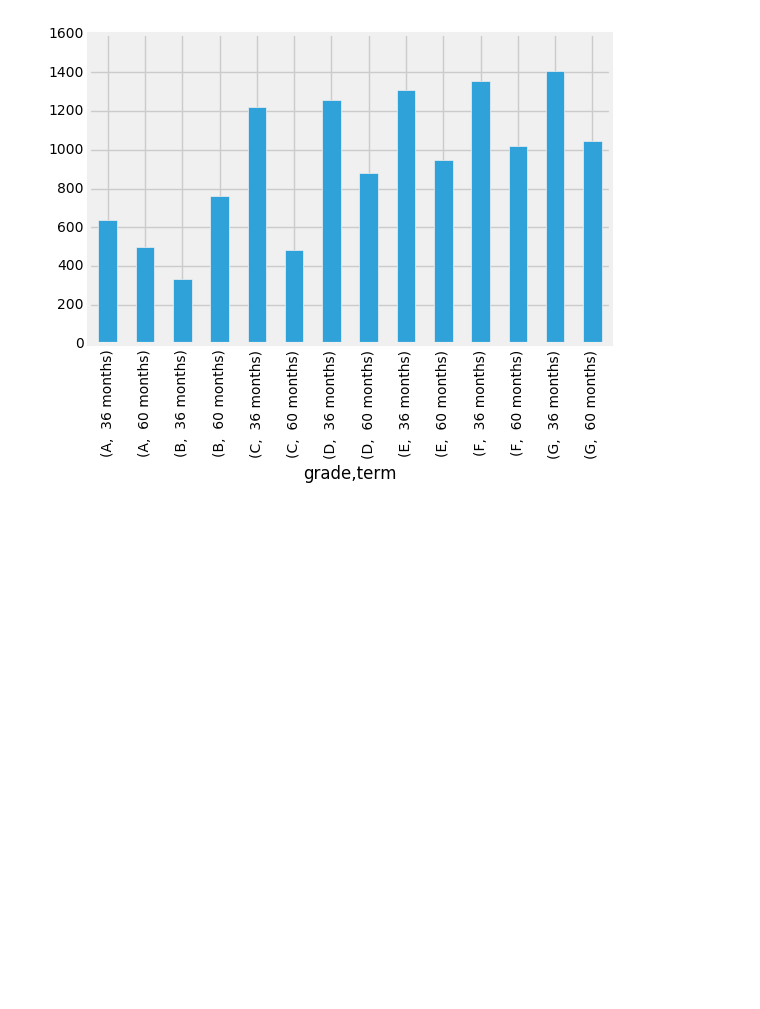
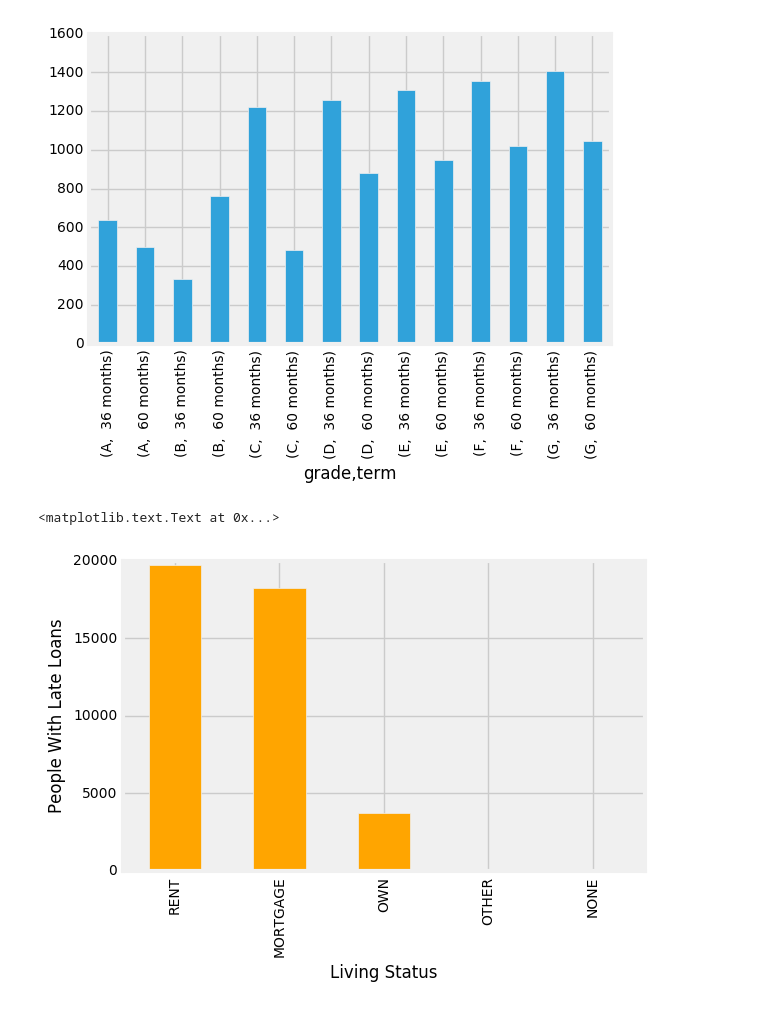
Before and after one commit to bowerboy/MIS-373-Adv-Data-Analytics-Project, a Jupyter notebook: Project_replace.ipynb, the cells around one changed output. Cells and saved outputs as stored; diff of their text form; code cells hidden in the pictures; blank space fills up the shorter version.

```diff
--- a/Project_replace.ipynb
+++ b/Project_replace.ipynb
@@ -271,3 +271,15 @@ loan_g.T.idxmax().plot(kind='bar')
 # %% [output]
 <matplotlib.axes._subplots.AxesSubplot at 0x...>
 [figure]
+# %%
+#This graph looks at the people who are late on their loans, renters and people paying their mortages tend to be late on payments
+#A possible reason may be that the owners, others, and none may not have a financial burden.
+late = df_sample[['home_ownership', 'Late_Loan']]
+late_people = late['Late_Loan']== True
+people = late[late_people]
+sad = people['home_ownership'].value_counts().plot(kind='bar', color= 'orange')
+xlabel('Living Status')
+ylabel('People With Late Loans')
+# %% [output]
+<matplotlib.text.Text at 0x...>
+[figure, added]
```
